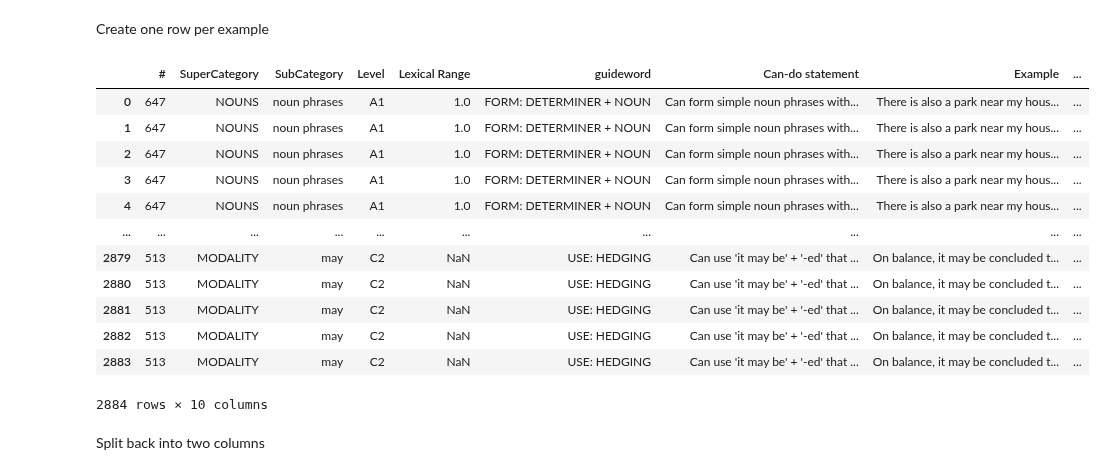
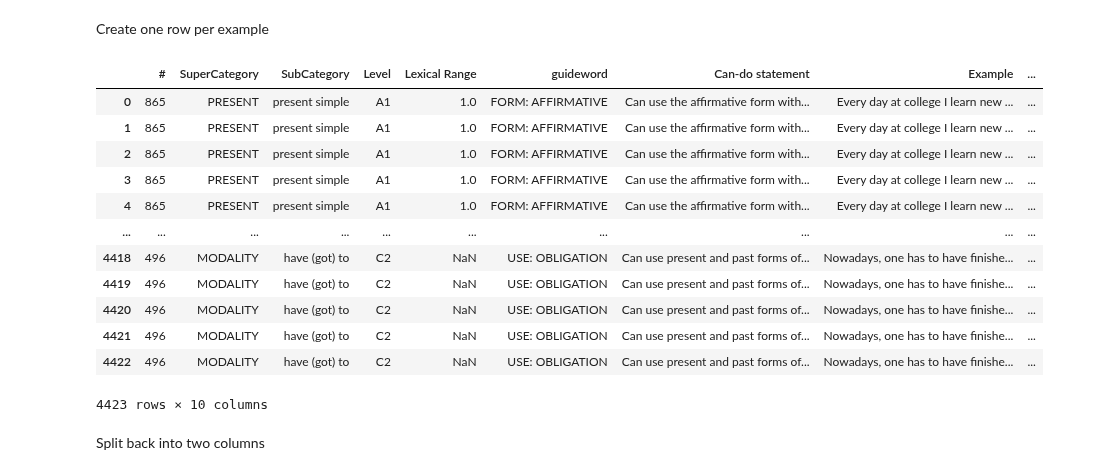
Before and after one commit to dominikglandorf/LLM-grammar, a Jupyter notebook: exp/005_multisource_excel_rating.ipynb, the cells around one changed output. Cells and saved outputs as stored; diff of their text form; code cells hidden in the pictures.

```diff
--- a/exp/005_multisource_excel_rating.ipynb
+++ b/exp/005_multisource_excel_rating.ipynb
@@ -43,0 +29,37 @@ dtype: bool
+# %%
+for label, path in INPUT_PATHS.items():
+    df = pd.read_json(path)
+
+    def compute_scores_per_sentence(row):
+        rouge = Rouge()
+        rouge_per_sentence = []
+        bleu_per_sentence = []
+
+        for aug_example, aug_neg_example in zip(row['augmented_examples'], row['augmented_negative_examples']):
+            #print(aug_example, aug_neg_example)
+            try:
+                #print(rouge.get_scores(aug_example, aug_neg_example)[0]['rouge-1']['f'])
+                score = rouge.get_scores(aug_example, aug_neg_example)[0]['rouge-1']['f']
+                rouge_per_sentence.append(score)
+            except ValueError:
+                rouge_per_sentence.append(None)
+
+            try:
+                reference = word_tokenize(aug_example)
+                candidate = word_tokenize(aug_neg_example)
+
+                score = sentence_bleu([reference], candidate, weights=(1,1,1), smoothing_function=SmoothingFunction().method1)
+                bleu_per_sentence.append(score)
+            except ValueError:
+                bleu_per_sentence.append(None)
+
+        return rouge_per_sentence, bleu_per_sentence
+
+    scores = df.apply(compute_scores_per_sentence, axis=1)
+    df['rouge_scores'] = scores.apply(lambda x: x[0])
+    df['bleu_scores'] = scores.apply(lambda x: x[1])
+
+    df['rouge_scores_mean'] = df['rouge_scores'].apply(lambda x: np.mean([score for score in x if score is not None]))
+    df['bleu_scores_mean'] = df['bleu_scores'].apply(lambda x: np.mean([score for score in x if score is not None]))
+    print(label, 'ROUGE:', df['rouge_scores_mean'].mean())
+    print(label, 'BLEU:', df['bleu_scores_mean'].mean())
@@ -44,7 +71,6 @@ dtype: bool
 # %%
 def get_examples(label, path):
     df = pd.read_json(path)
-    df.groupby("augmented_examples_source")
     positive_examles = df['augmented_examples'].apply(lambda examples: list(zip([True] * len(examples), [label] * len(examples), examples)))
     negative_examples = df['augmented_negative_examples'].apply(lambda examples: list(zip([False] * len(examples), [label] * len(examples), examples)))
     construct_ids = df['#']
@@ -52,8 +78,8 @@ def get_examples(label, path):
 # %% [markdown]
 Concat all examples, maintaining if they are positive or negative examples and the source.
 # %%
-df = pd.read_json(INPUT_PATHS['GPT3.5'])
-df.drop('Unnamed: 0', axis=1, inplace=True)
+df = pd.read_json(INPUT_PATHS['GPT3.5temp'])
+#df.drop('Unnamed: 0', axis=1, inplace=True)
 df['all_examples'] = [[]] * len(df['#'])
 for label, path in INPUT_PATHS.items():
     construct_ids, positive_examles, negative_examples = get_examples(label, path)
@@ -63,22 +89,22 @@ for label, path in INPUT_PATHS.items():
 # %% [markdown]
 Create one row per example
 # %%
-new_df = df.explode('all_examples').drop(['prompt', 'augmented_examples', 'augmented_examples_source', 'augmented_negative_examples', 'augmented_negative_examples_source'], axis=1, inplace=False).reset_index(drop=True)
+new_df = df.explode('all_examples').drop(['prompt', 'augmented_examples', 'augmented_examples_source', 'augmented_examples_model', 'augmented_examples_response', 'augmented_negative_examples', 'augmented_negative_examples_source', 'augmented_negative_examples_model', 'augmented_negative_examples_response',], axis=1, inplace=False).reset_index(drop=True)
 new_df
 # %% [output]
 |  | # | SuperCategory | SubCategory | Level | Lexical Range | guideword | Can-do statement | Example | ... |
-| 0 | 647 | NOUNS | noun phrases | A1 | 1.0 | FORM: DETERMINER + NOUN | Can form simple noun phrases with... | There is also a park near my hous... | ... |
-| 1 | 647 | NOUNS | noun phrases | A1 | 1.0 | FORM: DETERMINER + NOUN | Can form simple noun phrases with... | There is also a park near my hous... | ... |
-| 2 | 647 | NOUNS | noun phrases | A1 | 1.0 | FORM: DETERMINER + NOUN | Can form simple noun phrases with... | There is also a park near my hous... | ... |
-| 3 | 647 | NOUNS | noun phrases | A1 | 1.0 | FORM: DETERMINER + NOUN | Can form simple noun phrases with... | There is also a park near my hous... | ... |
-| 4 | 647 | NOUNS | noun phrases | A1 | 1.0 | FORM: DETERMINER + NOUN | Can form simple noun phrases with... | There is also a park near my hous... | ... |
+| 0 | 865 | PRESENT | present simple | A1 | 1.0 | FORM: AFFIRMATIVE | Can use the affirmative form with... | Every day at college I learn new ... | ... |
+| 1 | 865 | PRESENT | present simple | A1 | 1.0 | FORM: AFFIRMATIVE | Can use the affirmative form with... | Every day at college I learn new ... | ... |
+| 2 | 865 | PRESENT | present simple | A1 | 1.0 | FORM: AFFIRMATIVE | Can use the affirmative form with... | Every day at college I learn new ... | ... |
+| 3 | 865 | PRESENT | present simple | A1 | 1.0 | FORM: AFFIRMATIVE | Can use the affirmative form with... | Every day at college I learn new ... | ... |
+| 4 | 865 | PRESENT | present simple | A1 | 1.0 | FORM: AFFIRMATIVE | Can use the affirmative form with... | Every day at college I learn new ... | ... |
 | ... | ... | ... | ... | ... | ... | ... | ... | ... | ... |
-| 2879 | 513 | MODALITY | may | C2 | NaN | USE: HEDGING | Can use 'it may be' + '-ed' that ... | On balance, it may be concluded t... | ... |
-| 2880 | 513 | MODALITY | may | C2 | NaN | USE: HEDGING | Can use 'it may be' + '-ed' that ... | On balance, it may be concluded t... | ... |
-| 2881 | 513 | MODALITY | may | C2 | NaN | USE: HEDGING | Can use 'it may be' + '-ed' that ... | On balance, it may be concluded t... | ... |
-| 2882 | 513 | MODALITY | may | C2 | NaN | USE: HEDGING | Can use 'it may be' + '-ed' that ... | On balance, it may be concluded t... | ... |
-| 2883 | 513 | MODALITY | may | C2 | NaN | USE: HEDGING | Can use 'it may be' + '-ed' that ... | On balance, it may be concluded t... | ... |
+| 4418 | 496 | MODALITY | have (got) to | C2 | NaN | USE: OBLIGATION | Can use present and past forms of... | Nowadays, one has to have finishe... | ... |
+| 4419 | 496 | MODALITY | have (got) to | C2 | NaN | USE: OBLIGATION | Can use present and past forms of... | Nowadays, one has to have finishe... | ... |
+| 4420 | 496 | MODALITY | have (got) to | C2 | NaN | USE: OBLIGATION | Can use present and past forms of... | Nowadays, one has to have finishe... | ... |
+| 4421 | 496 | MODALITY | have (got) to | C2 | NaN | USE: OBLIGATION | Can use present and past forms of... | Nowadays, one has to have finishe... | ... |
+| 4422 | 496 | MODALITY | have (got) to | C2 | NaN | USE: OBLIGATION | Can use present and past forms of... | Nowadays, one has to have finishe... | ... |
-2884 rows × 10 columns
+4423 rows × 10 columns
 # %% [markdown]
 Split back into two columns
 # %%
```
Also changed, not shown: parts of 17 cells of this notebook, 16 other files.
